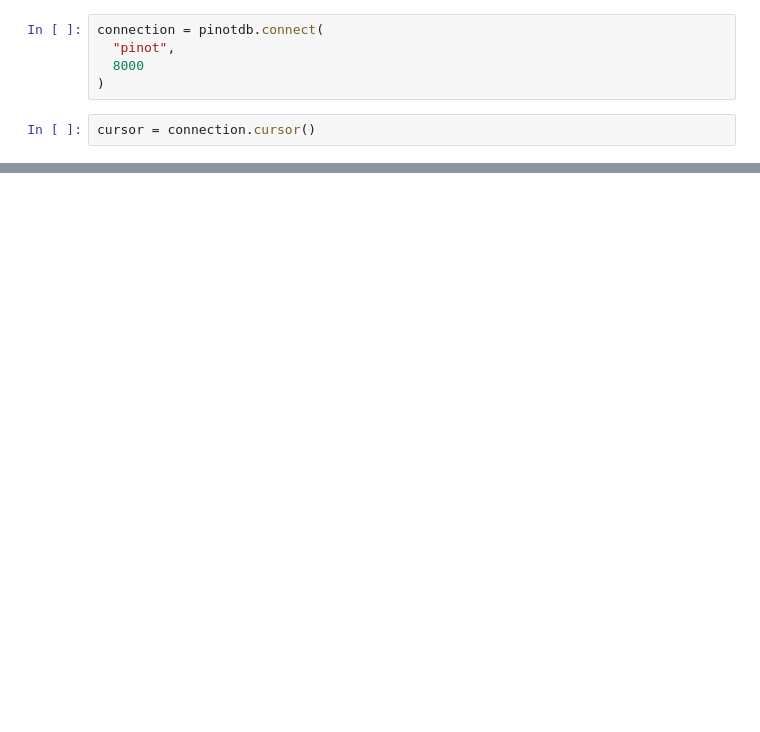
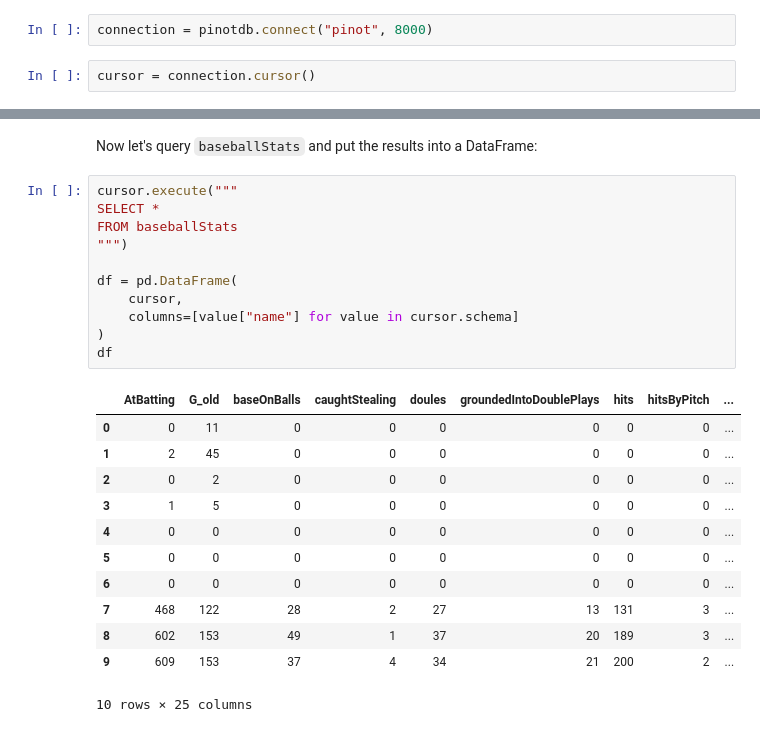
Before and after one commit to mneedham/pinot-python-driver-video, a Jupyter notebook: notebooks/PinotPythonDriver.ipynb, the cells around one changed output, grey strips where cells are left out. Saved outputs shown, nothing was run; the diff lists cells and outputs as text; blank space fills up the shorter version.

```diff
--- a/notebooks/PinotPythonDriver.ipynb
+++ b/notebooks/PinotPythonDriver.ipynb
@@ -23,7 +34,4 @@ import pinotdb
 # %%
-connection = pinotdb.connect(
-  "pinot",
-  8000
-)
+connection = pinotdb.connect("pinot", 8000)
 # %%
 cursor = connection.cursor()
@@ -66,0 +118,26 @@ Freya
+# %% [markdown]
+Now let's query `baseballStats` and put the results into a DataFrame:
+# %%
+cursor.execute("""
+SELECT *
+FROM baseballStats
+""")
+
+df = pd.DataFrame(
+    cursor,
+    columns=[value["name"] for value in cursor.schema]
+)
+df
+# %% [output]
+|  | AtBatting | G_old | baseOnBalls | caughtStealing | doules | groundedIntoDoublePlays | hits | hitsByPitch | ... |
+| 0 | 0 | 11 | 0 | 0 | 0 | 0 | 0 | 0 | ... |
+| 1 | 2 | 45 | 0 | 0 | 0 | 0 | 0 | 0 | ... |
+| 2 | 0 | 2 | 0 | 0 | 0 | 0 | 0 | 0 | ... |
+| 3 | 1 | 5 | 0 | 0 | 0 | 0 | 0 | 0 | ... |
+| 4 | 0 | 0 | 0 | 0 | 0 | 0 | 0 | 0 | ... |
+| 5 | 0 | 0 | 0 | 0 | 0 | 0 | 0 | 0 | ... |
+| 6 | 0 | 0 | 0 | 0 | 0 | 0 | 0 | 0 | ... |
+| 7 | 468 | 122 | 28 | 2 | 27 | 13 | 131 | 3 | ... |
+| 8 | 602 | 153 | 49 | 1 | 37 | 20 | 189 | 3 | ... |
+| 9 | 609 | 153 | 37 | 4 | 34 | 21 | 200 | 2 | ... |
+10 rows × 25 columns
```
Also changed, not shown: parts of 25 cells of this notebook, 5 other files.
